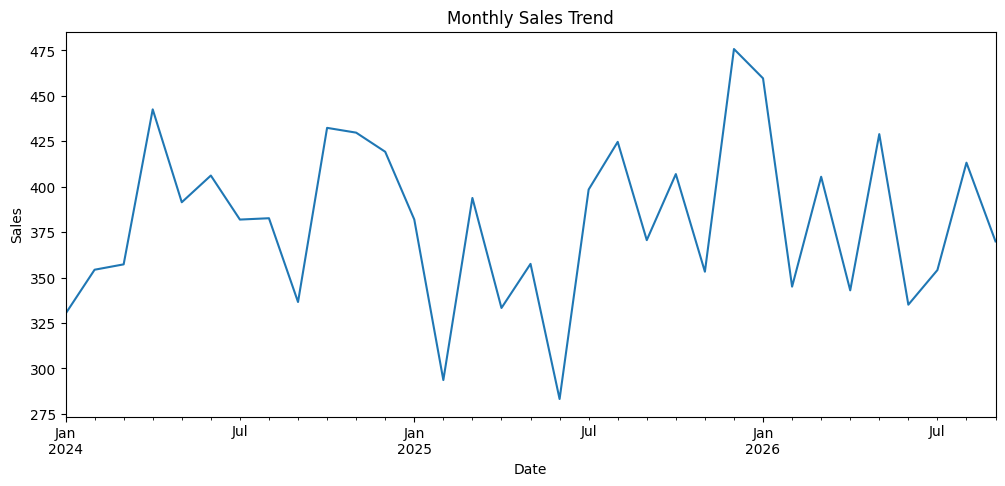
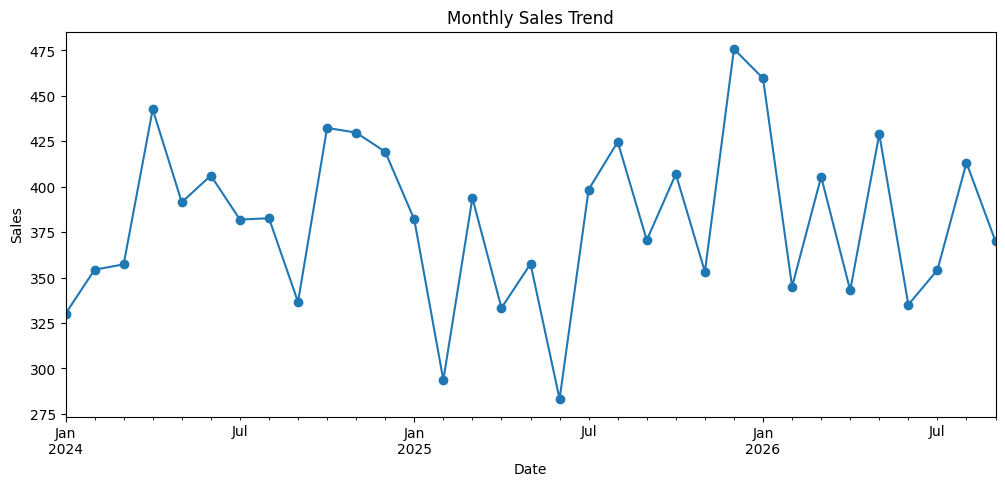
Code edit (unified diff) that turned the first committed figure into the second:
--- before
+++ after
@@ -3,5 +3,5 @@
 monthly_sales = df.groupby(pd.Grouper(key='Sale_Date', freq='ME'))['Total_Sale'].sum()
 
-monthly_sales.plot(figsize=(12,5))
+monthly_sales.plot(figsize=(12,5), marker='o')
 plt.title('Monthly Sales Trend')
 plt.xlabel('Date')

Commit: Added analysis notebook